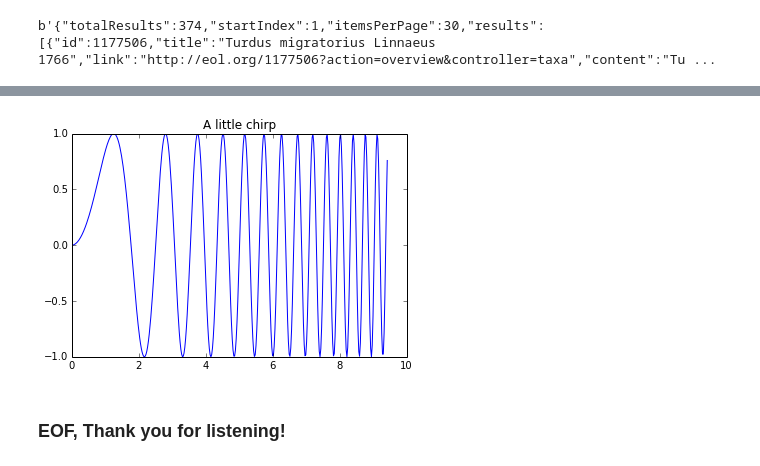
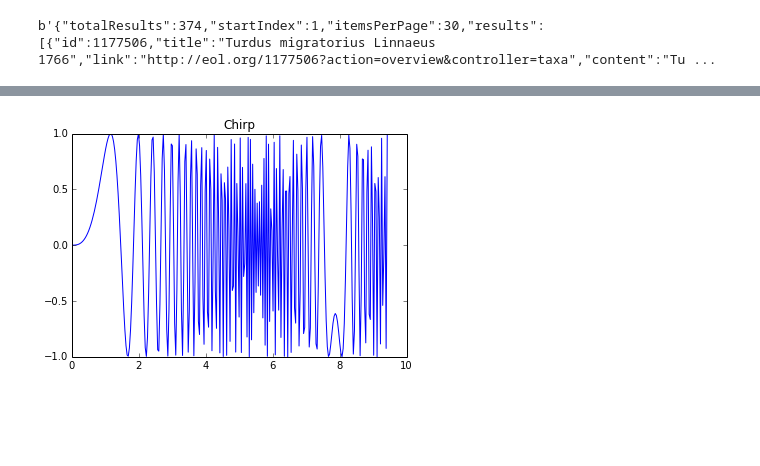
Before and after one commit to svaksha/jna, a Jupyter notebook: pyscigrah/03_DV_EOL_plots.ipynb, the cells around one changed output, grey strips where cells are left out. Cells and saved outputs as stored; diff of their text form; code cells hidden in the pictures; blank space fills up the shorter version.

Commit message:
03_DV_EOL_plots.ipynb, datasets/Data-Object-Rating.csv

```diff
--- a/pyscigrah/03_DV_EOL_plots.ipynb
+++ b/pyscigrah/03_DV_EOL_plots.ipynb
@@ -313,10 +324,8 @@ ujson.loads(owl.text)
 # %%
-x = np.linspace(0, 3*np.pi, 400)
-y = np.sin(x**2)
+x = np.linspace(0, 3*np.pi, 280)
+y = np.sin(x**3)
 plt.plot(x, y)
-plt.title("A little chirp")
+plt.title("Chirp")
 f = gcf()  # keep the figure object for future...
 # %% [output]
-[figure, old version]
+[figure, new version]
-# %% [markdown]
-### EOF, Thank you for listening!
```
Also changed, not shown: parts of 10 cells of this notebook, 3 other files.
